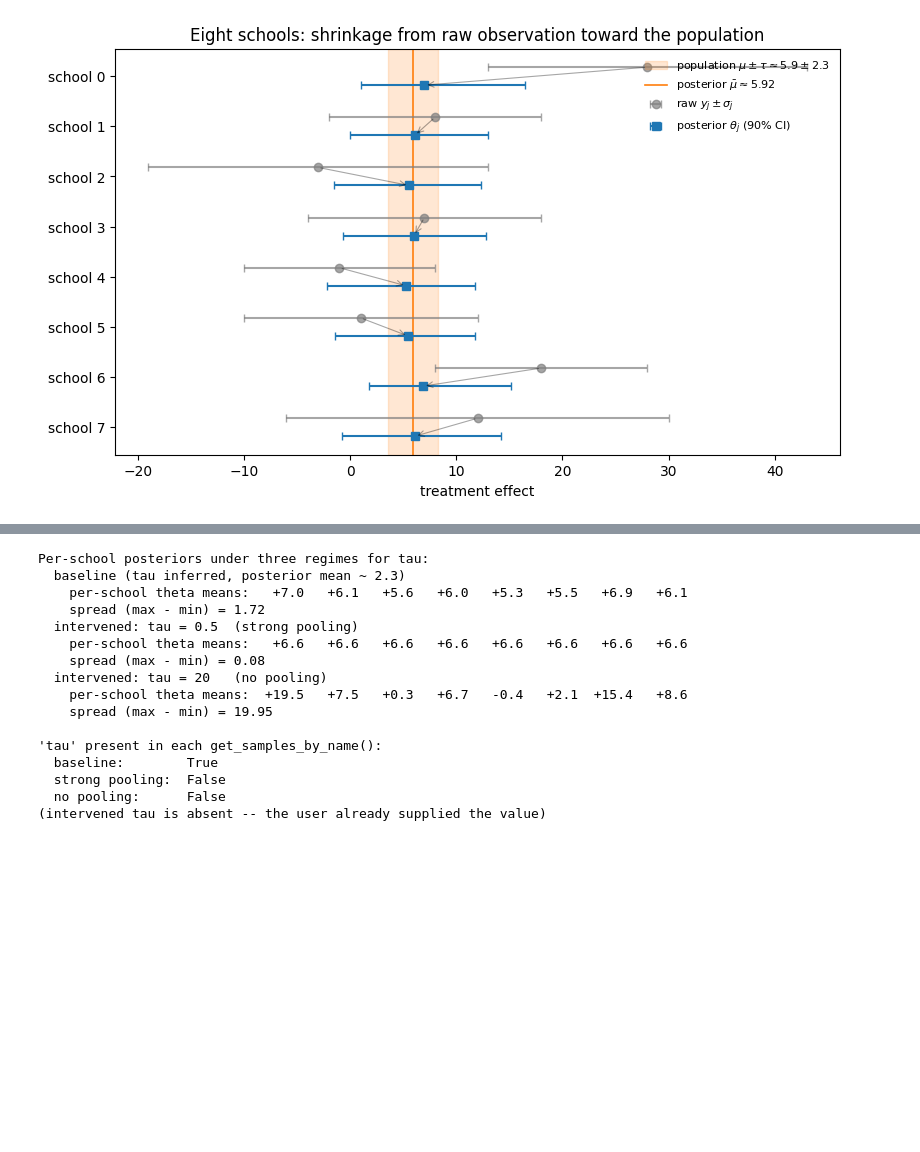
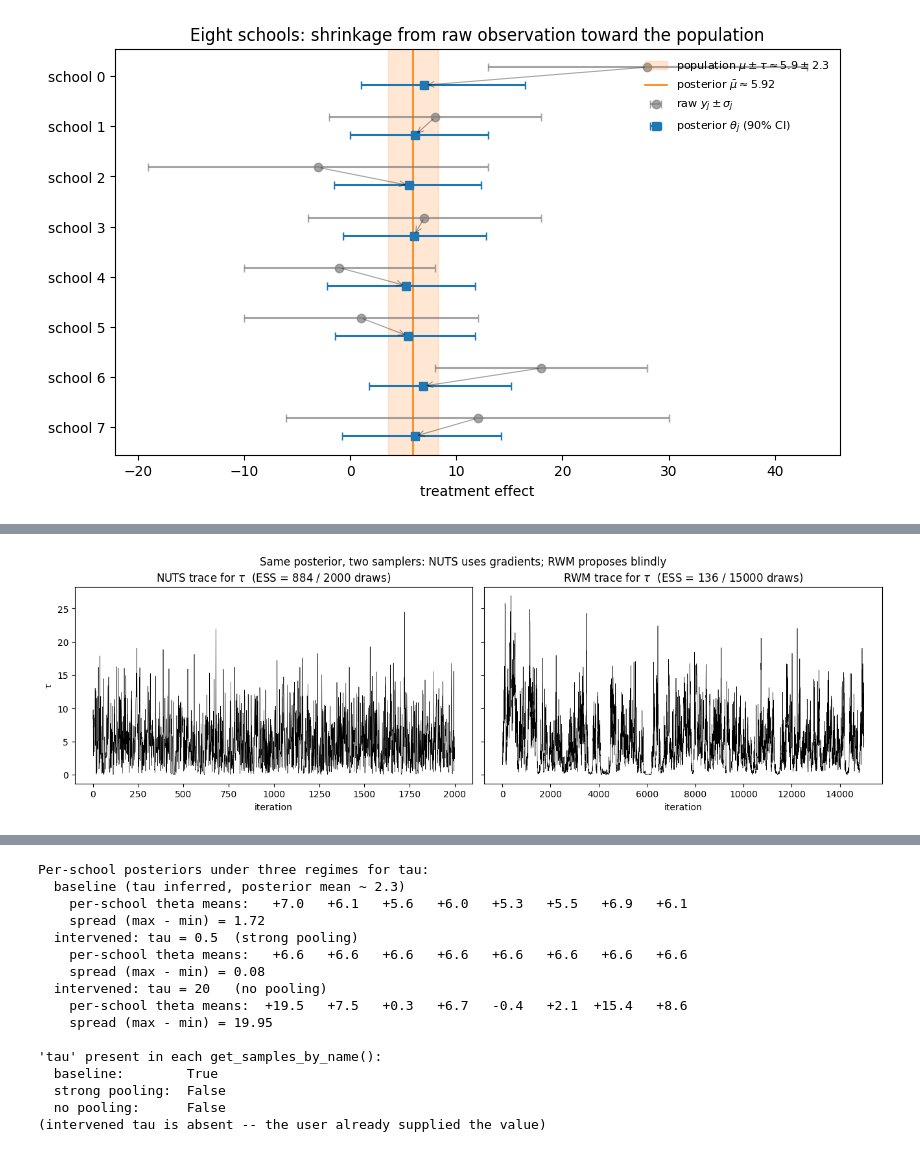
Before and after one commit to datvo06/effectful_mcmc, a Jupyter notebook: docs/quickstart.ipynb, the cells around one changed output, grey strips where cells are left out. Drawn from its saved outputs; the diff is of its cells as text; code cells hidden in the pictures; blank space fills up the shorter version.

```diff
--- a/docs/quickstart.ipynb
+++ b/docs/quickstart.ipynb
@@ -251,0 +448,18 @@ plt.show()
+# %%
+# Trace of tau side-by-side. NUTS jumps freely across the posterior; RWM crawls.
+fig, axes = plt.subplots(1, 2, figsize=(13, 3.8), constrained_layout=True, sharey=True)
+axes[0].plot(np.asarray(snc["tau"]), lw=0.4, color="black")
+axes[0].set_title(fr"NUTS trace for $\tau$  (ESS = {ess1d(snc['tau']):.0f}"
+                  fr" / {n_nuts} draws)")
+axes[0].set_xlabel("iteration"); axes[0].set_ylabel(r"$\tau$")
+
+axes[1].plot(tau_rwm, lw=0.4, color="black")
+axes[1].set_title(fr"RWM trace for $\tau$  (ESS = {ess1d(tau_rwm):.0f}"
+                  fr" / {n_rwm} draws)")
+axes[1].set_xlabel("iteration")
+
+fig.suptitle("Same posterior, two samplers: NUTS uses gradients; RWM proposes blindly",
+             y=1.05)
+plt.show()
+# %% [output]
+[figure, added]
```
Also changed, not shown: parts of 11 cells of this notebook.
